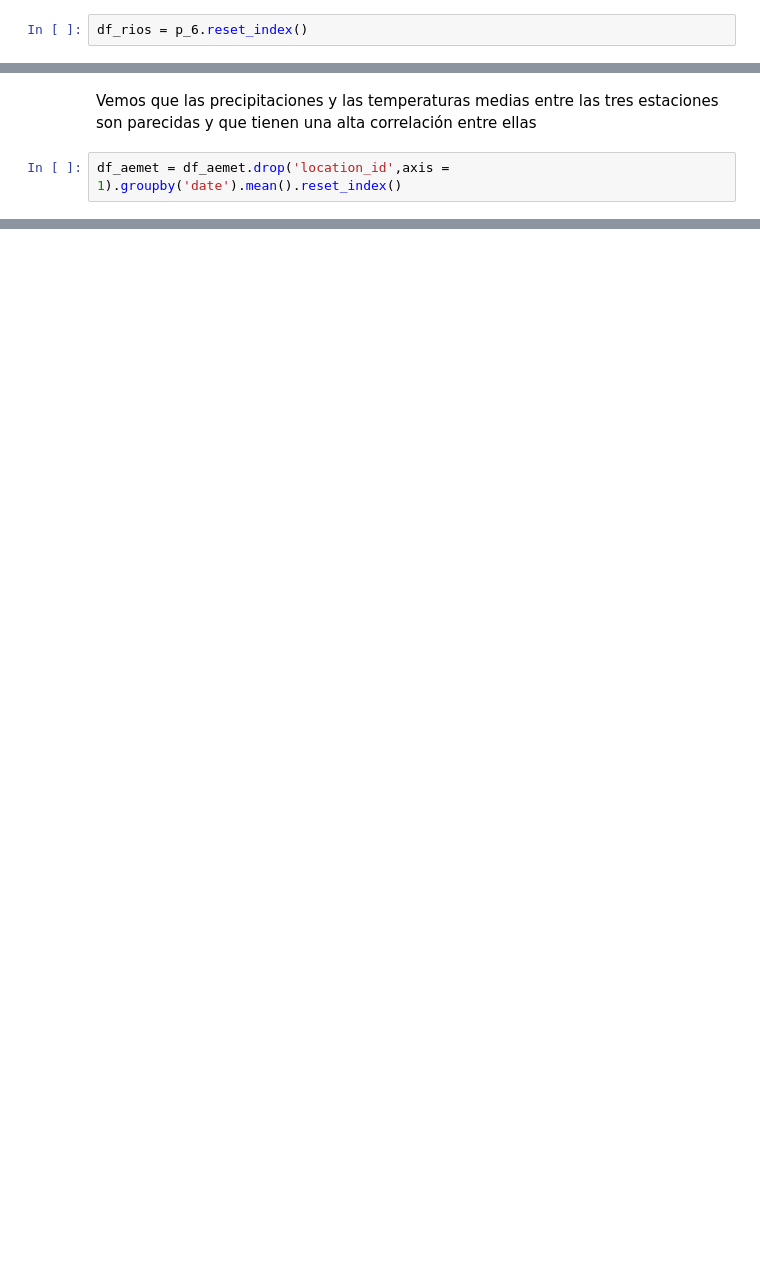
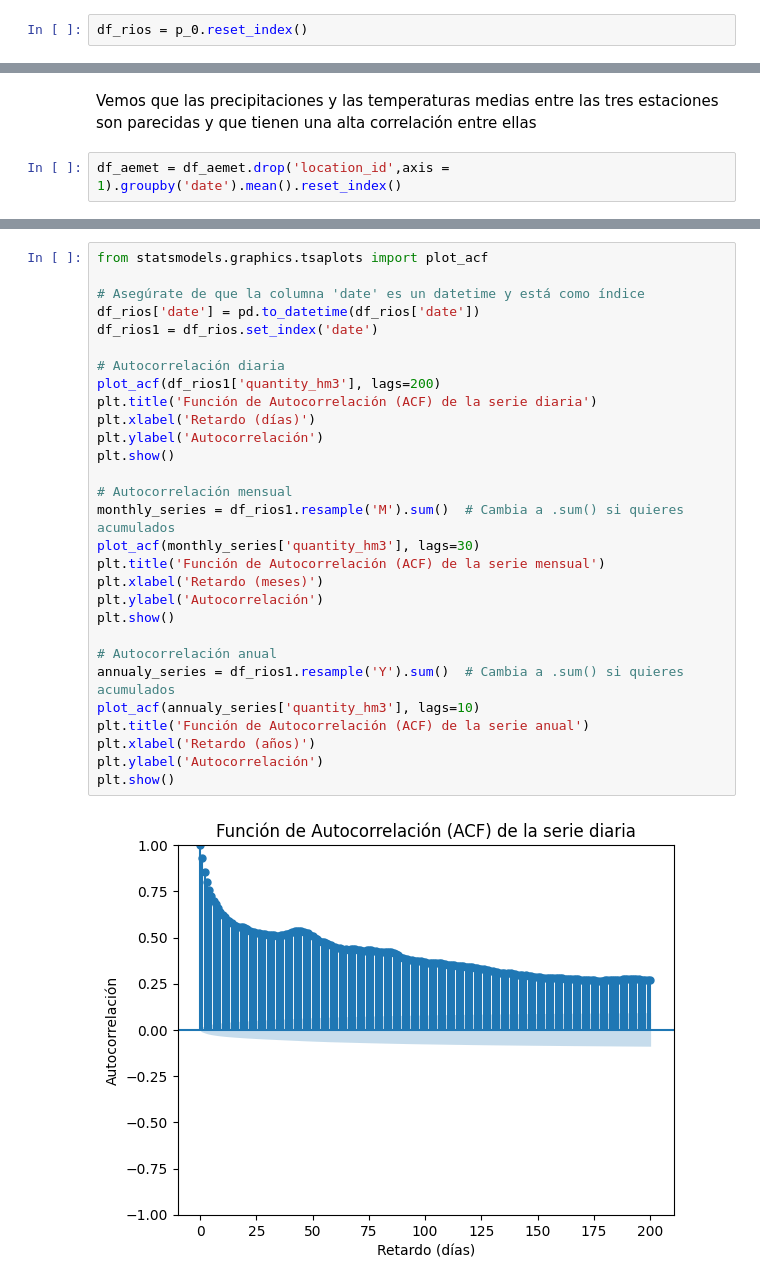
Before and after one commit to delatorre96/Water-Prediction, a Jupyter notebook: Análisis pixel.ipynb, the cells around one changed output, grey strips where cells are left out. Cells and saved outputs as stored; diff of their text form; blank space fills up the shorter version.

```diff
--- a/Análisis pixel.ipynb
+++ b/Análisis pixel.ipynb
@@ -199,7 +199,7 @@ plt.show()
 [figure]
 [figure]
 # %%
-df_rios = p_6.reset_index()
+df_rios = p_0.reset_index()
 # %% [markdown]
 #### Aemet
 # %%
@@ -317,0 +350,31 @@ plt.show()
+# %%
+from statsmodels.graphics.tsaplots import plot_acf
+
+# Asegúrate de que la columna 'date' es un datetime y está como índice
+df_rios['date'] = pd.to_datetime(df_rios['date'])
+df_rios1 = df_rios.set_index('date')
+
+# Autocorrelación diaria
+plot_acf(df_rios1['quantity_hm3'], lags=200)
+plt.title('Función de Autocorrelación (ACF) de la serie diaria')
+plt.xlabel('Retardo (días)')
+plt.ylabel('Autocorrelación')
+plt.show()
+
+# Autocorrelación mensual
+monthly_series = df_rios1.resample('M').sum()  # Cambia a .sum() si quieres acumulados
+plot_acf(monthly_series['quantity_hm3'], lags=30)
+plt.title('Función de Autocorrelación (ACF) de la serie mensual')
+plt.xlabel('Retardo (meses)')
+plt.ylabel('Autocorrelación')
+plt.show()
+
+# Autocorrelación anual
+annualy_series = df_rios1.resample('Y').sum()  # Cambia a .sum() si quieres acumulados
+plot_acf(annualy_series['quantity_hm3'], lags=10)
+plt.title('Función de Autocorrelación (ACF) de la serie anual')
+plt.xlabel('Retardo (años)')
+plt.ylabel('Autocorrelación')
+plt.show()
+# %% [output]
+[figure, added]
```
Also changed, not shown: parts of 35 cells of this notebook.
